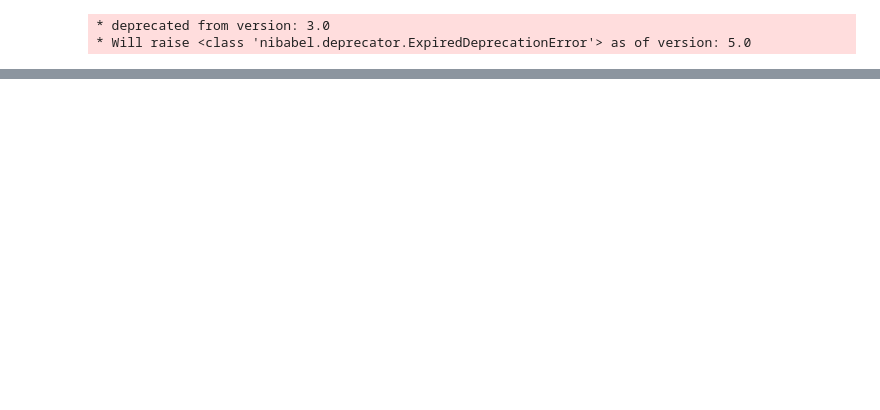
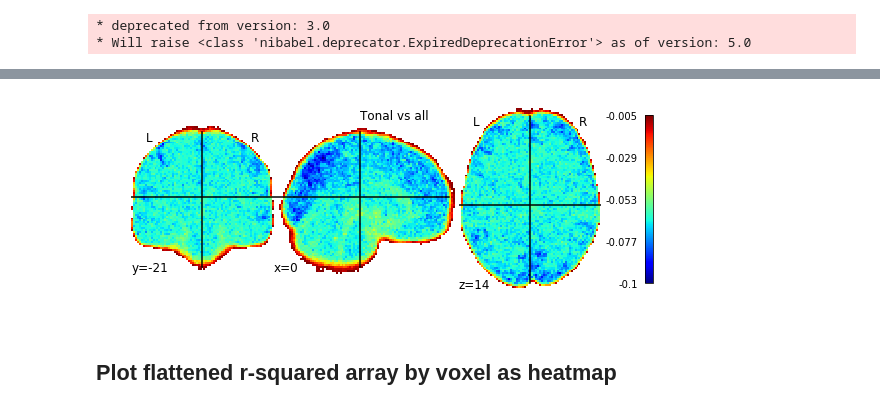
Before and after one commit to rbroc/neuroscout-paper, a Jupyter notebook: R-Squared_Audio.ipynb, the cells around one changed output, grey strips where cells are left out. Saved outputs shown, nothing was run; the diff lists cells and outputs as text; code cells hidden in the pictures; blank space fills up the shorter version.

```diff
--- a/R-Squared_Audio.ipynb
+++ b/R-Squared_Audio.ipynb
@@ -97,0 +154,13 @@ niplt.plot_img(math_img("img2 - img1",
+# %%
+niplt.plot_img(math_img("img4 - (img1 + img2 + img3) / 3",
+...                     img4=mean_tonal,
+                        img1=mean_cqt,
+                        img3=mean_mfcc,
+                        img2=mean_mel),
+               cmap='jet', colorbar=True, threshold=.005)
+plt.suptitle('Tonal vs all')
+plt.show()
+# %% [output]
+[figure, added]
+# %% [markdown]
+## Plot flattened r-squared array by voxel as heatmap
```
Also changed, not shown: parts of 39 cells of this notebook, 3 other files.
